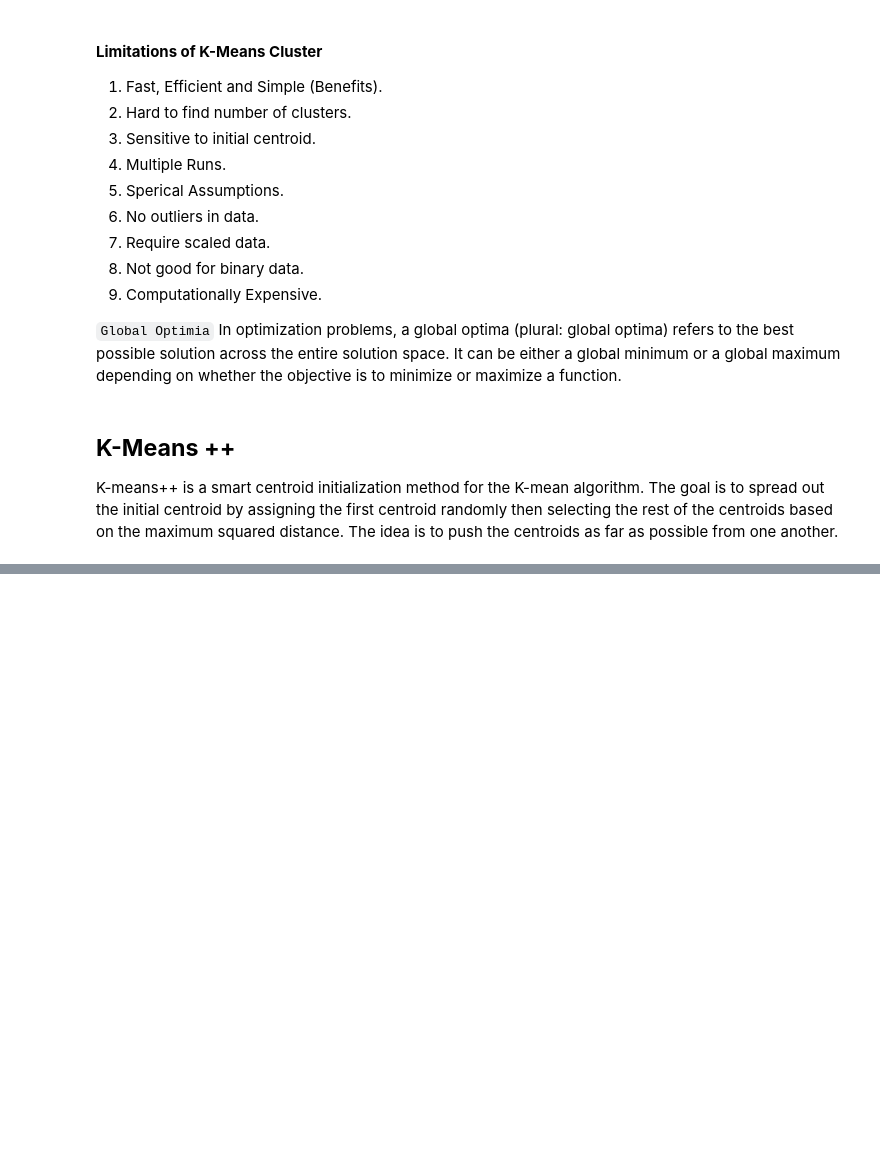
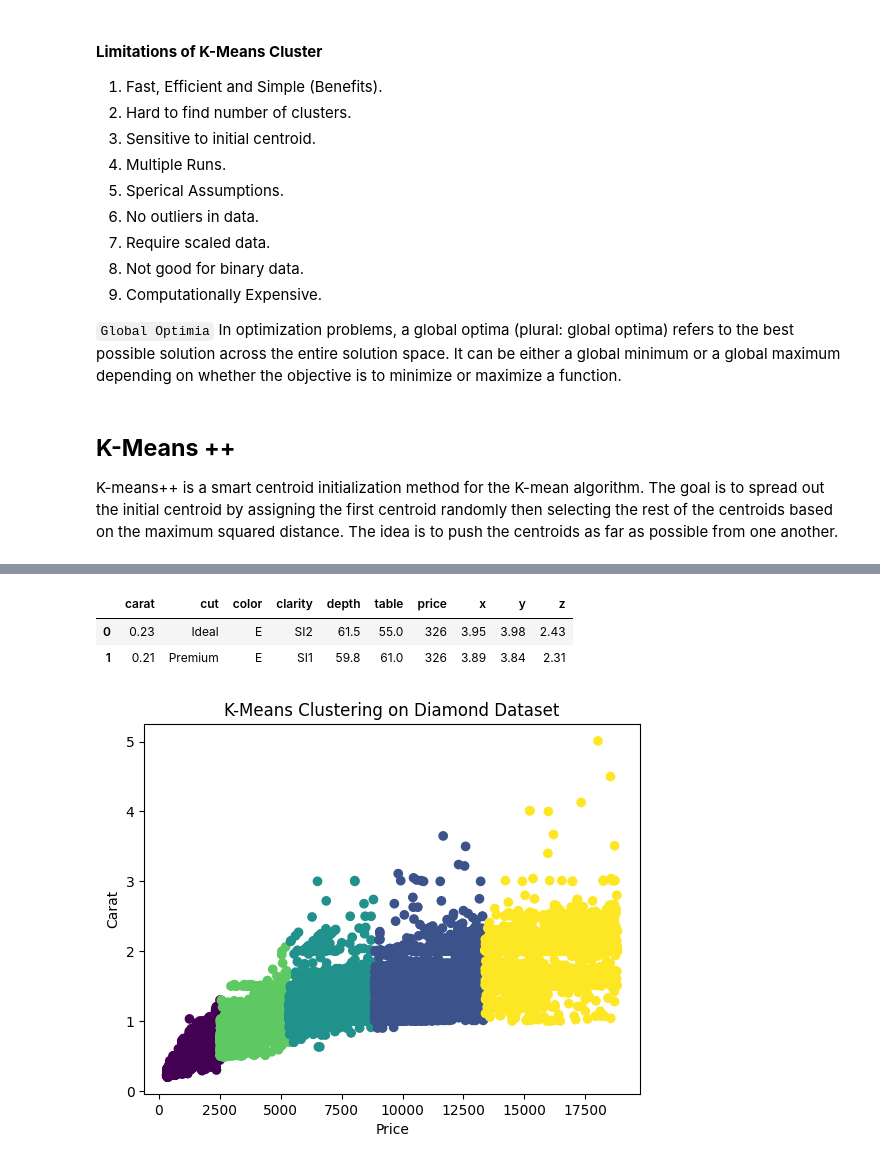
Before and after one commit to uzairafridi00/machine-learning, a Jupyter notebook: python_for_data_science_codanics/07_machine_learning/Unsupervised Learning/01_kmeans.ipynb, the cells around one changed output, grey strips where cells are left out. Cells and saved outputs as stored; diff of their text form; code cells hidden in the pictures; blank space fills up the shorter version.

```diff
--- a/python_for_data_science_codanics/07_machine_learning/Unsupervised Learning/01_kmeans.ipynb
+++ b/python_for_data_science_codanics/07_machine_learning/Unsupervised Learning/01_kmeans.ipynb
@@ -74,0 +104,33 @@ K-means++ is a smart centroid initialization method for the K-mean algorithm. Th
+# %%
+df = sns.load_dataset('diamonds')
+df.head(2)
+# %% [output]
+|  | carat | cut | color | clarity | depth | table | price | x | y | z |
+| 0 | 0.23 | Ideal | E | SI2 | 61.5 | 55.0 | 326 | 3.95 | 3.98 | 2.43 |
+| 1 | 0.21 | Premium | E | SI1 | 59.8 | 61.0 | 326 | 3.89 | 3.84 | 2.31 |
+# %%
+import pandas as pd
+import numpy as np
+import matplotlib.pyplot as plt
+import seaborn as sns
+from sklearn.cluster import KMeans
+
+X = df[['price','carat']]
+
+kmeans = KMeans(n_clusters=5)
+kmeans.fit(X)
+
+# get the predicted cluster labels for each data point
+labels = kmeans.labels_
+
+# add the predicted cluster labels as a new column to the original dataset
+df['labels'] = labels
+
+# plot the data points different colors for different clusters
+plt.scatter(X.iloc[:, 0], X.iloc[:, 1], c=labels)
+plt.xlabel("Price")
+plt.ylabel("Carat")
+plt.title("K-Means Clustering on Diamond Dataset")
+plt.show()
+# %% [output]
+[figure, added]
```
Also changed, not shown: parts of 30 cells of this notebook.
